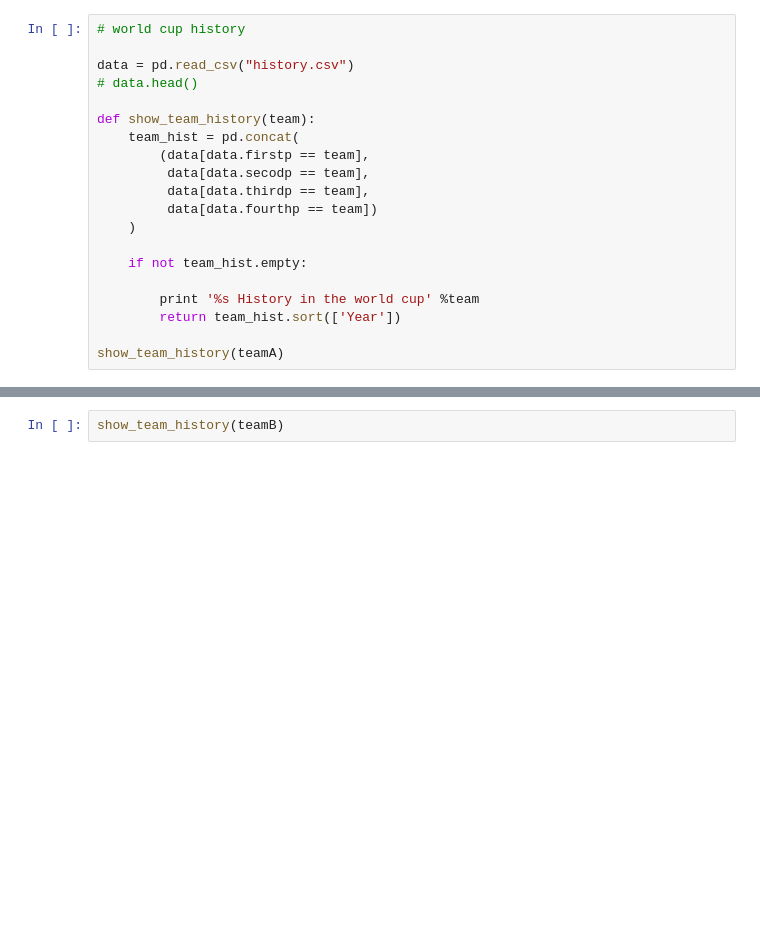
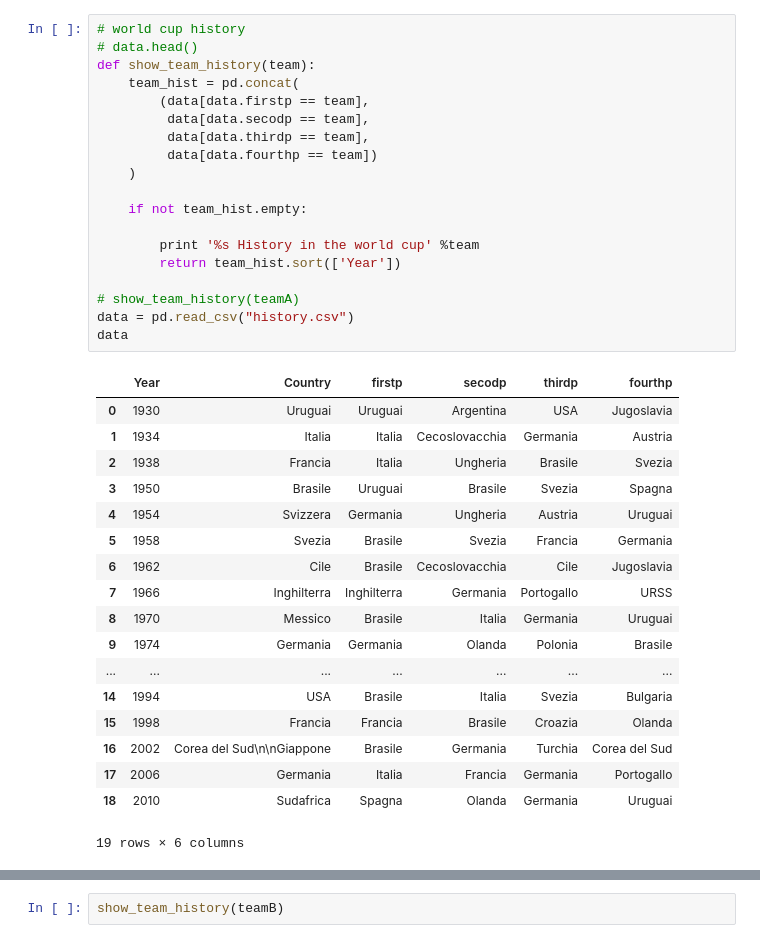
Before and after one commit to uolter/DataDrivenJournalism, a Jupyter notebook: worldcup2014/worldcup.ipynb, the cells around one changed output, grey strips where cells are left out. Drawn from its saved outputs; the diff is of its cells as text; blank space fills up the shorter version.

```diff
--- a/worldcup2014/worldcup.ipynb
+++ b/worldcup2014/worldcup.ipynb
@@ -47,20 +58,38 @@ Camerun won 0 championships while Messico won 0 championships
 # %%
 # world cup history
-
-data = pd.read_csv("history.csv")
 # data.head()
-
 def show_team_history(team):
     team_hist = pd.concat(
         (data[data.firstp == team],
          data[data.secodp == team],
          data[data.thirdp == team],
          data[data.fourthp == team])
     )
 
     if not team_hist.empty:
 
         print '%s History in the world cup' %team
         return team_hist.sort(['Year'])
 
-show_team_history(teamA)
+# show_team_history(teamA)
+data = pd.read_csv("history.csv")
+data
+# %% [output]
+|  | Year | Country | firstp | secodp | thirdp | fourthp |
+| 0 | 1930 | Uruguai | Uruguai | Argentina | USA | Jugoslavia |
+| 1 | 1934 | Italia | Italia | Cecoslovacchia | Germania | Austria |
+| 2 | 1938 | Francia | Italia | Ungheria | Brasile | Svezia |
+| 3 | 1950 | Brasile | Uruguai | Brasile | Svezia | Spagna |
+| 4 | 1954 | Svizzera | Germania | Ungheria | Austria | Uruguai |
+| 5 | 1958 | Svezia | Brasile | Svezia | Francia | Germania |
+| 6 | 1962 | Cile | Brasile | Cecoslovacchia | Cile | Jugoslavia |
+| 7 | 1966 | Inghilterra | Inghilterra | Germania | Portogallo | URSS |
+| 8 | 1970 | Messico | Brasile | Italia | Germania | Uruguai |
+| 9 | 1974 | Germania | Germania | Olanda | Polonia | Brasile |
+| ... | ... | ... | ... | ... | ... | ... |
+| 14 | 1994 | USA | Brasile | Italia | Svezia | Bulgaria |
+| 15 | 1998 | Francia | Francia | Brasile | Croazia | Olanda |
+| 16 | 2002 | Corea del Sud\n\nGiappone | Brasile | Germania | Turchia | Corea del Sud |
+| 17 | 2006 | Germania | Italia | Francia | Germania | Portogallo |
+| 18 | 2010 | Sudafrica | Spagna | Olanda | Germania | Uruguai |
+19 rows × 6 columns
```
Also changed, not shown: parts of 37 cells of this notebook, 4 other files.
